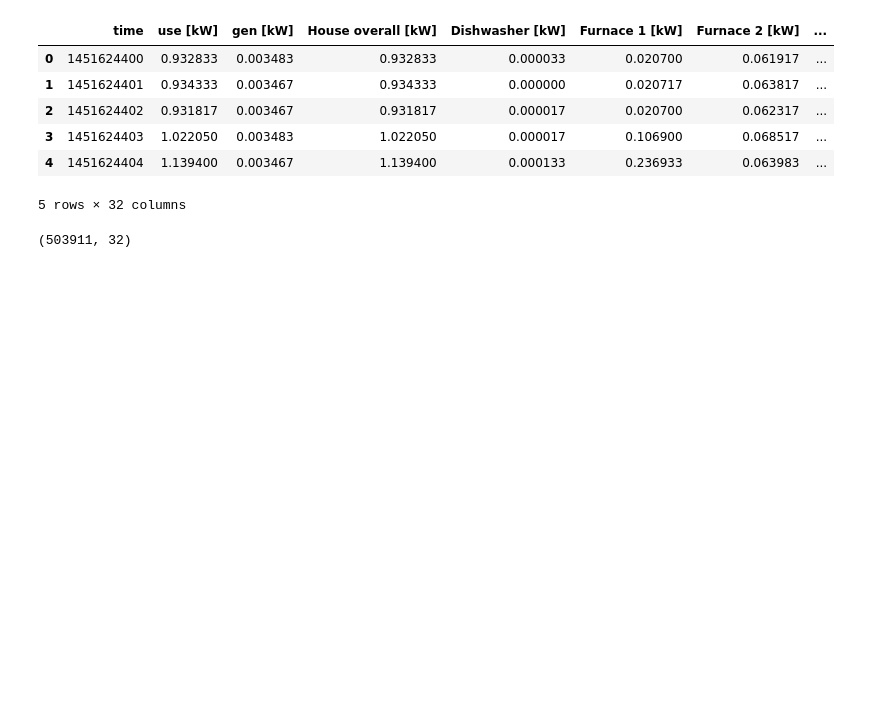
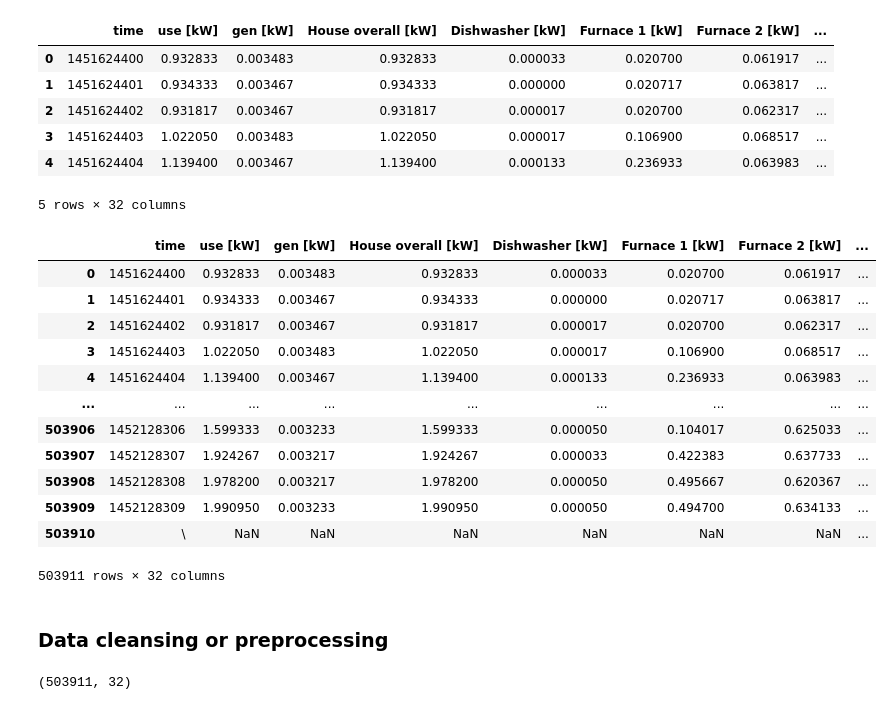
Before and after one commit to SharathHebbar/Weather-Information-of-Smart-Home, a Jupyter notebook: smarthome.ipynb, the cells around one changed output. Saved outputs shown, nothing was run; the diff lists cells and outputs as text; code cells hidden in the pictures; blank space fills up the shorter version.

```diff
--- a/smarthome.ipynb
+++ b/smarthome.ipynb
@@ -13,6 +17,24 @@ data.head()
 | 3 | 1451624403 | 1.022050 | 0.003483 | 1.022050 | 0.000017 | 0.106900 | 0.068517 | ... |
 | 4 | 1451624404 | 1.139400 | 0.003467 | 1.139400 | 0.000133 | 0.236933 | 0.063983 | ... |
 5 rows × 32 columns
+# %%
+data
+# %% [output]
+|  | time | use [kW] | gen [kW] | House overall [kW] | Dishwasher [kW] | Furnace 1 [kW] | Furnace 2 [kW] | ... |
+| 0 | 1451624400 | 0.932833 | 0.003483 | 0.932833 | 0.000033 | 0.020700 | 0.061917 | ... |
+| 1 | 1451624401 | 0.934333 | 0.003467 | 0.934333 | 0.000000 | 0.020717 | 0.063817 | ... |
+| 2 | 1451624402 | 0.931817 | 0.003467 | 0.931817 | 0.000017 | 0.020700 | 0.062317 | ... |
+| 3 | 1451624403 | 1.022050 | 0.003483 | 1.022050 | 0.000017 | 0.106900 | 0.068517 | ... |
+| 4 | 1451624404 | 1.139400 | 0.003467 | 1.139400 | 0.000133 | 0.236933 | 0.063983 | ... |
+| ... | ... | ... | ... | ... | ... | ... | ... | ... |
+| 503906 | 1452128306 | 1.599333 | 0.003233 | 1.599333 | 0.000050 | 0.104017 | 0.625033 | ... |
+| 503907 | 1452128307 | 1.924267 | 0.003217 | 1.924267 | 0.000033 | 0.422383 | 0.637733 | ... |
+| 503908 | 1452128308 | 1.978200 | 0.003217 | 1.978200 | 0.000050 | 0.495667 | 0.620367 | ... |
+| 503909 | 1452128309 | 1.990950 | 0.003233 | 1.990950 | 0.000050 | 0.494700 | 0.634133 | ... |
+| 503910 | \ | NaN | NaN | NaN | NaN | NaN | NaN | ... |
+503911 rows × 32 columns
+# %% [markdown]
+### Data cleansing or preprocessing
 # %%
 data.shape
 # %% [output]
```
Also changed, not shown: parts of 43 cells of this notebook, 1 other file.
